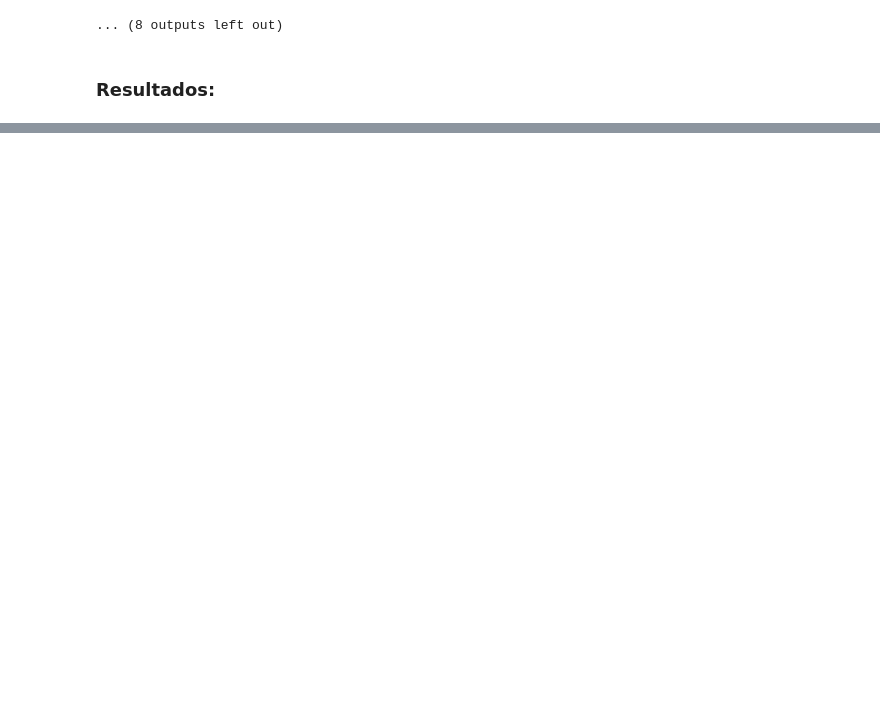
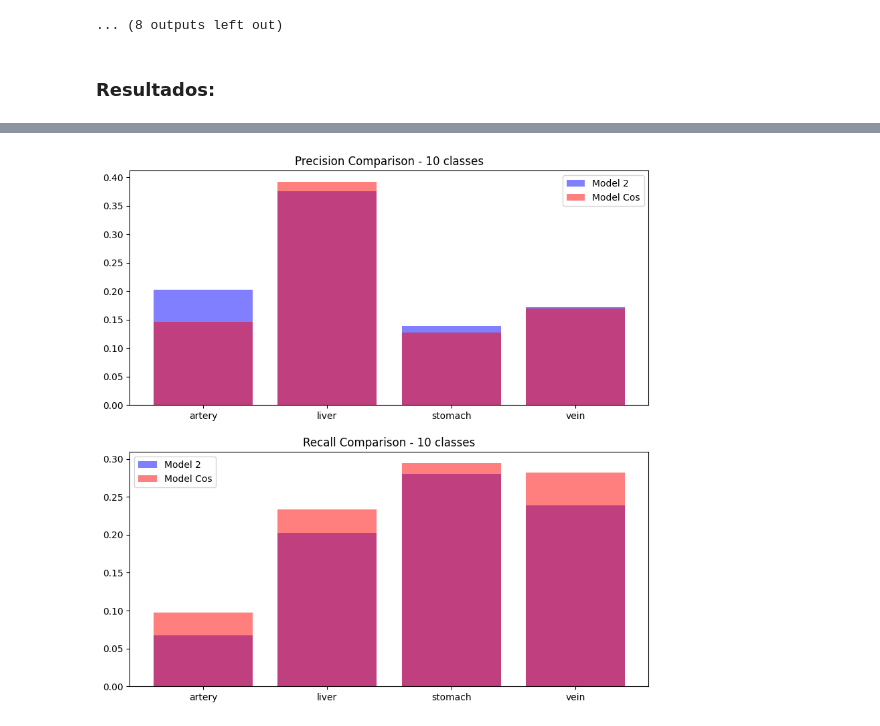
Before and after one commit to aruasouza/ultrassom-cv, a Jupyter notebook: execucao_detalhada.ipynb, the cells around one changed output, grey strips where cells are left out. Saved outputs shown, nothing was run; the diff lists cells and outputs as text; code cells hidden in the pictures; blank space fills up the shorter version.

```diff
--- a/execucao_detalhada.ipynb
+++ b/execucao_detalhada.ipynb
@@ -451,0 +214,19 @@ for organ in index_classes:
+# %%
+table_precision = pd.read_csv('results/precision_data.csv', index_col=0)
+table_recall = pd.read_csv('results/recall_data.csv', index_col=0)
+# %%
+ORGAOS = table_precision.index.tolist()
+fig, axes = plt.subplots(2, 1, figsize=(10, 10))
+axes[0].bar(ORGAOS, table_precision['Model_2_10classes'], color='blue', alpha=0.5, label='Model 2')
+axes[0].bar(ORGAOS, table_precision['Model_Cos_10classes'], color='red', alpha=0.5, label='Model Cos')
+axes[0].set_title('Precision Comparison - 10 classes')
+axes[0].legend()
+
+axes[1].bar(ORGAOS, table_recall['Model_2_10classes'], color='blue', alpha=0.5, label='Model 2')
+axes[1].bar(ORGAOS, table_recall['Model_Cos_10classes'], color='red', alpha=0.5, label='Model Cos')
+axes[1].set_title('Recall Comparison - 10 classes')
+axes[1].legend()
+
+plt.show()
+# %% [output]
+[figure, added]
```
Also changed, not shown: parts of 10 cells of this notebook, 1 other file.
